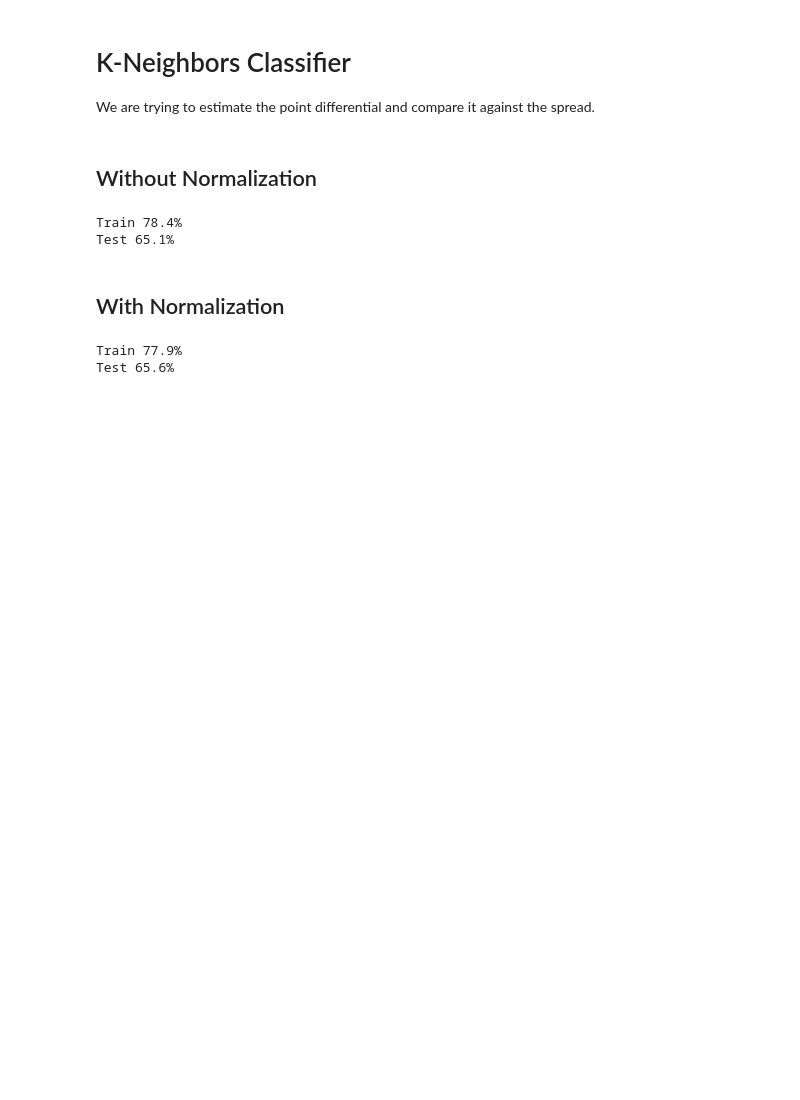
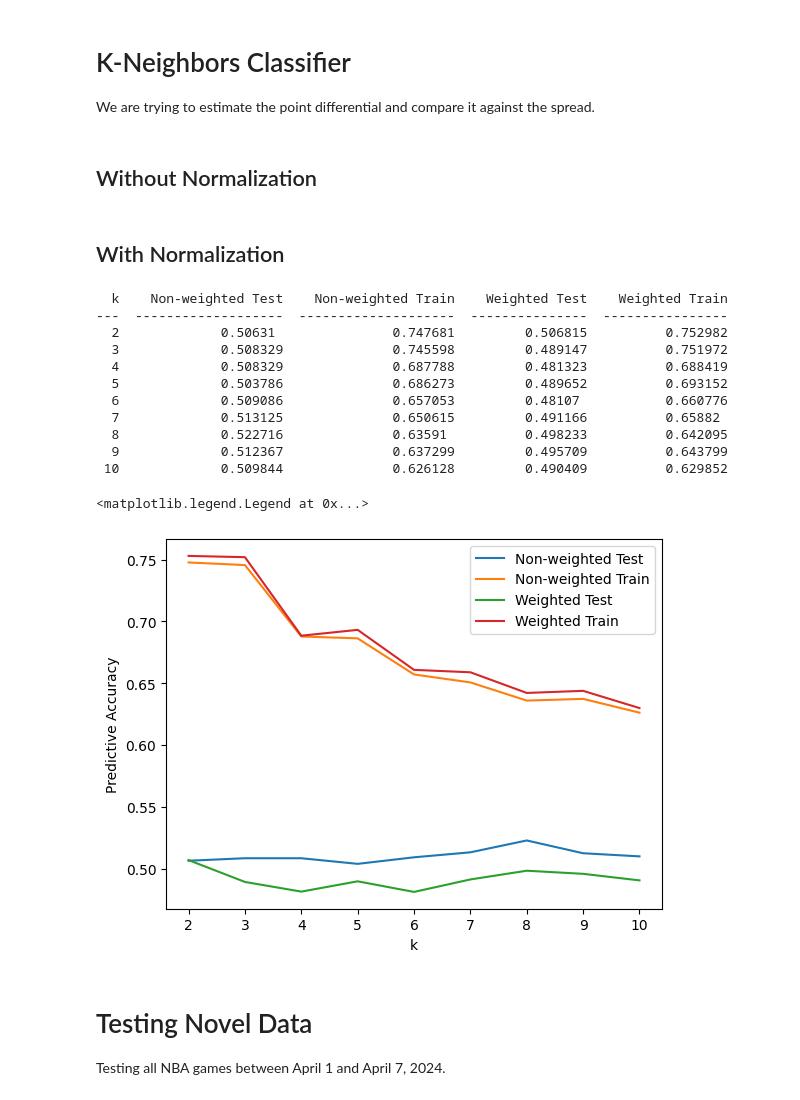
Before and after one commit to darrenrs/cs270-nbaproj, a Jupyter notebook: DRS.ipynb, the cells around one changed output. Drawn from its saved outputs; the diff is of its cells as text; code cells hidden in the pictures; blank space fills up the shorter version.

```diff
--- a/DRS.ipynb
+++ b/DRS.ipynb
@@ -120,25 +170,61 @@ We are trying to estimate the point differential and compare it against the spre
 X, y = spread_df_cls()
 X_train, X_test, y_train, y_test = train_test_split(X, y, train_size=0.8, test_size=0.2)
 
-knn = KNeighborsClassifier(p=3).fit(X_train, y_train)
-acc_train = knn.score(X_train, y_train)
-acc_test = knn.score(X_test, y_test)
+i_idx = list(range(2, 11))
+acc_train_list_a = [None, None]  # don't plot k=0,1
+acc_test_list_a = [None, None]   # don't plot k=0,1
 
-print(f"Train {acc_train*100:.1f}%\nTest {acc_test*100:.1f}%")
+for i in range(2, 11):
+  knn = KNeighborsClassifier(n_neighbors=i).fit(X_train, np.ravel(y_train))
+  acc_train = knn.score(X_train, y_train)
+  acc_test = knn.score(X_test, y_test)
+
+  acc_train_list_a.append(acc_train)
+  acc_test_list_a.append(acc_test)
-# %% [output]
-Train 78.4%
-Test 65.1%
 # %% [markdown]
 ## With Normalization
 # %%
 X, y = spread_df_cls(normalize=True)
 X_train, X_test, y_train, y_test = train_test_split(X, y, train_size=0.8, test_size=0.2)
 
-knn = KNeighborsClassifier(p=3).fit(X_train, y_train)
-acc_train = knn.score(X_train, y_train)
-acc_test = knn.score(X_test, y_test)
+i_idx = list(range(2, 11))
+acc_train_list_b = [None, None]  # don't plot k=0,1
+acc_test_list_b = [None, None]   # don't plot k=0,1
 
-print(f"Train {acc_train*100:.1f}%\nTest {acc_test*100:.1f}%")
+for i in range(2, 11):
+  knn = KNeighborsClassifier(n_neighbors=i).fit(X_train, np.ravel(y_train))
+  acc_train = knn.score(X_train, y_train)
+  acc_test = knn.score(X_test, y_test)
+
+  acc_train_list_b.append(acc_train)
+  acc_test_list_b.append(acc_test)
-# %% [output]
-Train 77.9%
-Test 65.6%
+# %%
+print(tabulate.tabulate([(x, y, z, a, b) for x, y, z, a, b in zip(i_idx, acc_test_list_a[2:], acc_train_list_a[2:], acc_test_list_b[2:], acc_train_list_b[2:])], headers=
+                          ['k', 'Non-weighted Test', 'Non-weighted Train', 'Weighted Test', 'Weighted Train']
+                        ))
+
+plt.plot(acc_test_list_a)
+plt.plot(acc_train_list_a)
+plt.plot(acc_test_list_b)
+plt.plot(acc_train_list_b)
+plt.xlabel('k')
+plt.ylabel('Predictive Accuracy')
+
+plt.legend(['Non-weighted Test', 'Non-weighted Train', 'Weighted Test', 'Weighted Train'])
+# %% [output]
+  k    Non-weighted Test    Non-weighted Train    Weighted Test    Weighted Train
+---  -------------------  --------------------  ---------------  ----------------
+  2             0.50631               0.747681         0.506815          0.752982
+  3             0.508329              0.745598         0.489147          0.751972
+  4             0.508329              0.687788         0.481323          0.688419
+  5             0.503786              0.686273         0.489652          0.693152
+  6             0.509086              0.657053         0.48107           0.660776
+  7             0.513125              0.650615         0.491166          0.65882
+  8             0.522716              0.63591          0.498233          0.642095
+  9             0.512367              0.637299         0.495709          0.643799
+ 10             0.509844              0.626128         0.490409          0.629852
+<matplotlib.legend.Legend at 0x...>
+[figure, added]
+# %% [markdown]
+# Testing Novel Data
+Testing all NBA games between April 1 and April 7, 2024.
```
Also changed, not shown: parts of 11 cells of this notebook, 2 other files.
